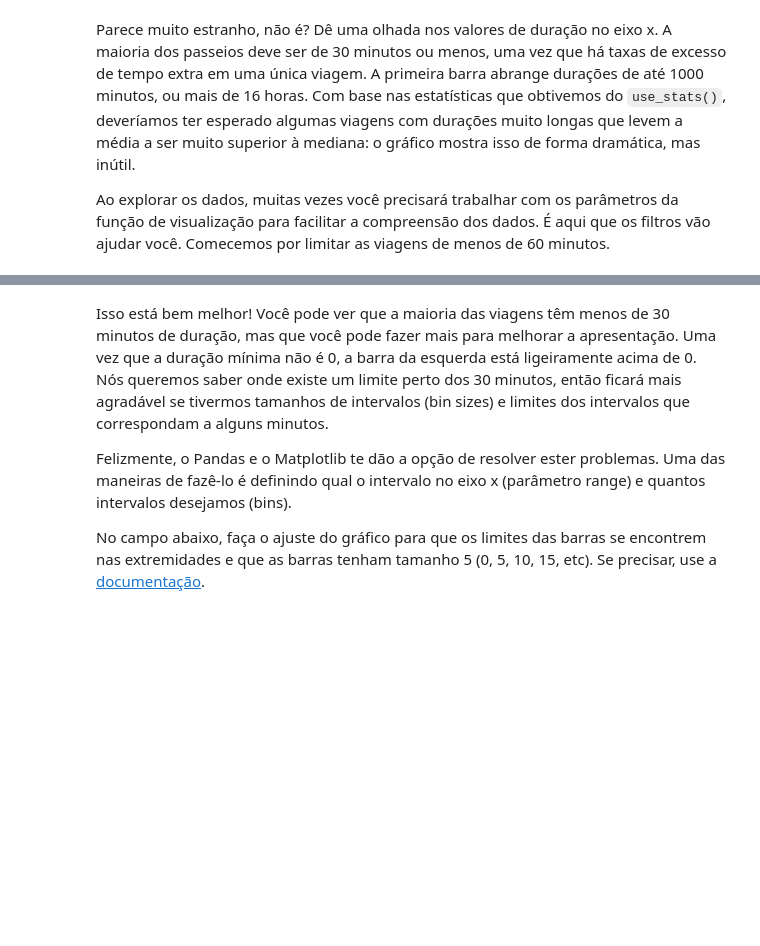
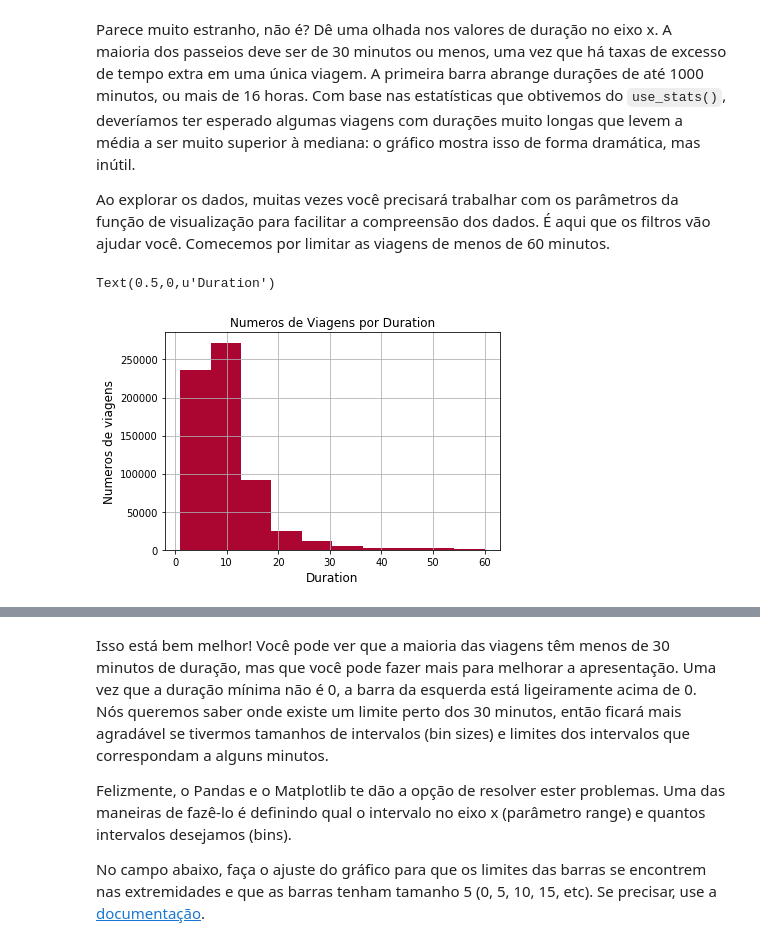
Before and after one commit to julianyraiol/analysis-of-bay-area-bike-share-nfds, a Jupyter notebook: Analise_Bay_Area_Bike_Share-NDFDSI.ipynb, the cells around one changed output, grey strips where cells are left out. Saved outputs shown, nothing was run; the diff lists cells and outputs as text; code cells hidden in the pictures; blank space fills up the shorter version.

```diff
--- a/Analise_Bay_Area_Bike_Share-NDFDSI.ipynb
+++ b/Analise_Bay_Area_Bike_Share-NDFDSI.ipynb
@@ -378,5 +372,15 @@ Parece muito estranho, não é? Dê uma olhada nos valores de duração no eixo
 Ao explorar os dados, muitas vezes você precisará trabalhar com os parâmetros da função de visualização para facilitar a compreensão dos dados. É aqui que os filtros vão ajudar você. Comecemos por limitar as  viagens de menos de 60 minutos.
 # %%
 # TODO: faça um gráfico de barras para os dados com duração inferior a 60 minutos.
+
+search = trip_data.loc[trip_data['duration'] <= 60]
+search['duration'].hist(color = ['#AB0532'])
+
+plt.title('Numeros de Viagens por Duration')
+plt.ylabel('Numeros de viagens', fontsize=12)
+plt.xlabel('Duration', fontsize=12)
+# %% [output]
+Text(0.5,0,u'Duration')
+[figure, added]
 # %%
 # descomente a linha abaixo para verificar o gráfico esperado.
```
Also changed, not shown: parts of 5 cells of this notebook.
